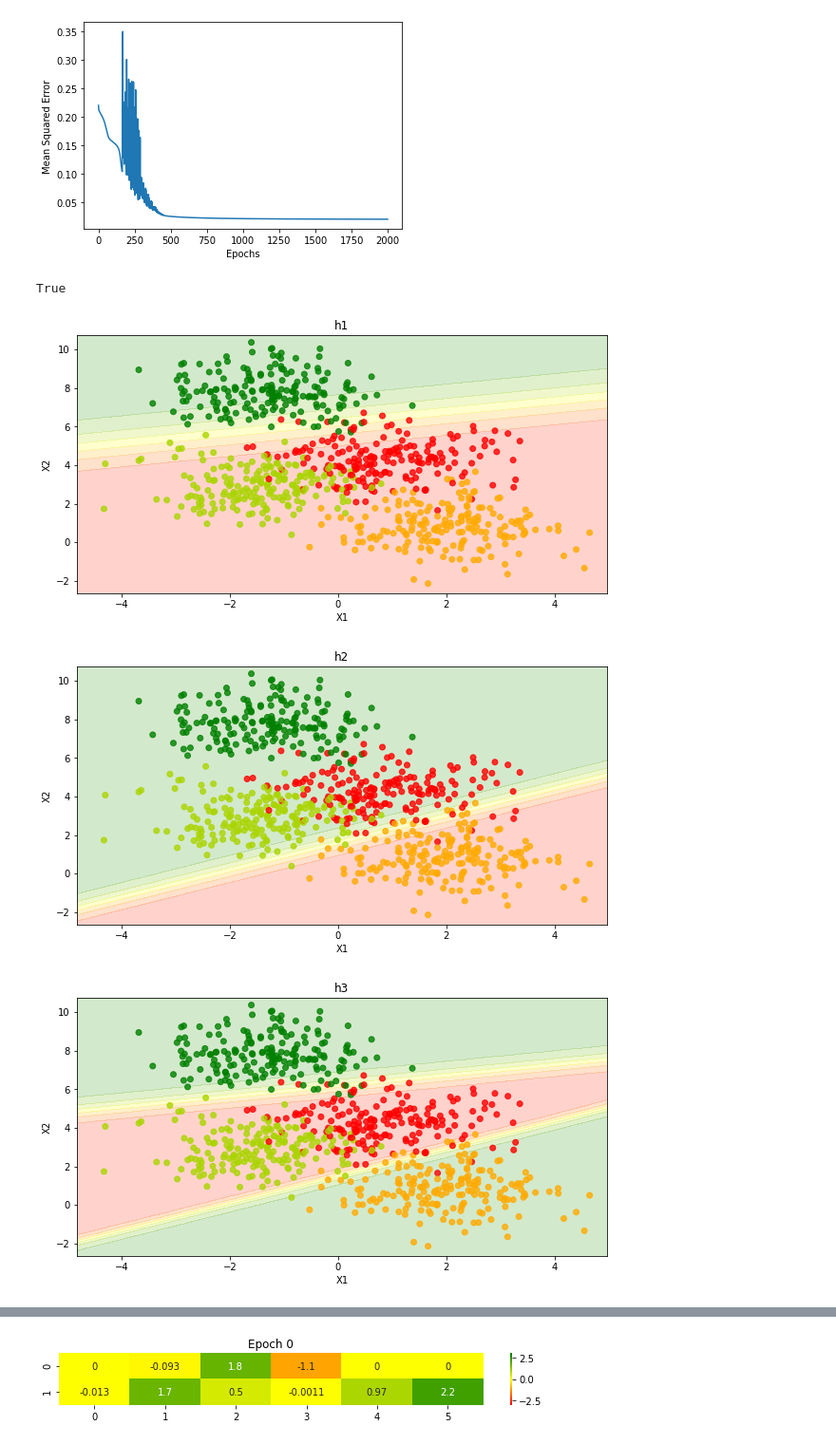
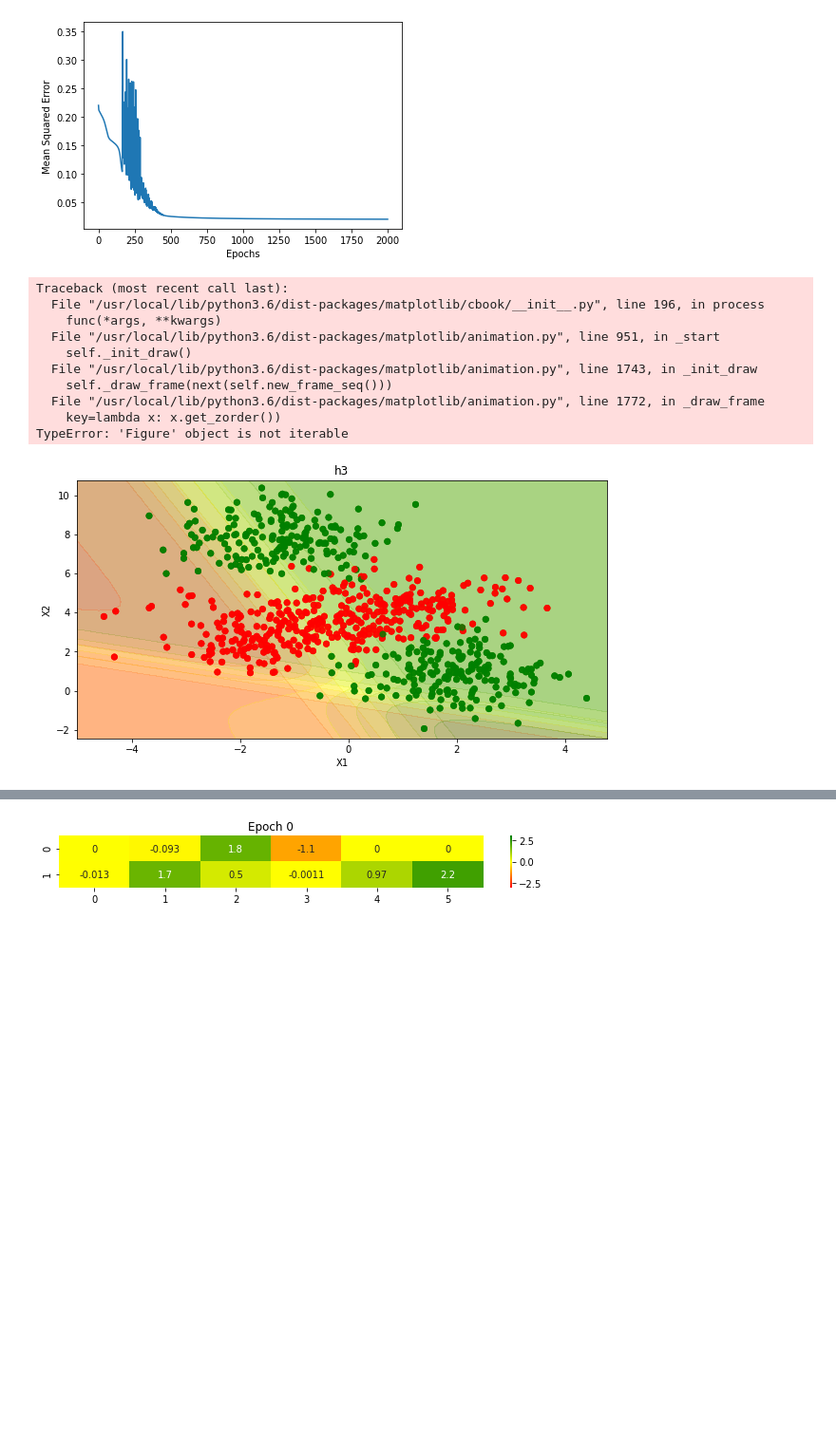
Before and after one commit to binodmathews93/GUVI-DeepLearning, a Jupyter notebook: ScalarBackpropagation.ipynb, the cells around one changed output, grey strips where cells are left out. Shown at 95% size. Drawn from its saved outputs; the diff is of its cells as text; code cells hidden in the pictures; blank space fills up the shorter version.

Commit message:
Trying to animate the weight contours

```diff
--- a/ScalarBackpropagation.ipynb
+++ b/ScalarBackpropagation.ipynb
@@ -260,29 +260,29 @@ class FirstFFNetwork:
 
   def predict_h1(self, X , wt_matrix):
     Y_pred = []
-    update_weights(wt_matrix)
+    self.update_weights(wt_matrix)
     for x in X:
       y_pred = self.forward_pass(x)
       Y_pred.append(self.h1)
-    update_weights(weight_matrices[-1])
+    self.update_weights(weight_matrices[-1])
     return np.array(Y_pred)
 
   def predict_h2(self, X , wt_matrix):
     Y_pred = []
-    update_weights(wt_matrix)
+    self.update_weights(wt_matrix)
     for x in X:
       y_pred = self.forward_pass(x)
       Y_pred.append(self.h2)
-    update_weights(weight_matrices[-1])
+    self.update_weights(weight_matrices[-1])
     return np.array(Y_pred)
 
   def predict_h3(self, X , wt_matrix):
     Y_pred = []
-    update_weights(wt_matrix)
+    self.update_weights(wt_matrix)
     for x in X:
       y_pred = self.forward_pass(x)
       Y_pred.append(self.h3)
-    update_weights(weight_matrices[-1])
+    self.update_weights(weight_matrices[-1])
     return np.array(Y_pred)
 # %%
 weight_matrices = []
@@ -299,20 +299,20 @@ def make_meshgrid(x, y, h=.2):
                          np.arange(y_min, y_max, h))
     return xx, yy
 
-def plot_contours(ax, predict, xx, yy, **params):
-    Z = predict(np.c_[xx.ravel(), yy.ravel()])
+def plot_contours(ax, predict, xx, yy,i=-1, **params):
+    Z = predict(np.c_[xx.ravel(), yy.ravel()],weight_matrices[i])
     Z = Z.reshape(xx.shape)
     out = ax.contourf(xx, yy, Z, **params)
     return out
 
-def plot_boundary(predict_functions = [ffn.predict_h1, ffn.predict_h2, ffn.predict_h3]):
+def plot_boundary(fig, ax,j=-1 ,predict_functions = [ffn.predict_h1, ffn.predict_h2, ffn.predict_h3]):
     xx, yy = make_meshgrid(X_train[:,0], X_train[:,1])
 
     for i in range(len(predict_functions)):
 
-      fig, ax = plt.subplots(figsize=(10,5))
+      #fig, ax = plt.subplots(figsize=(10,5))
 
-      plot_contours(ax, predict_functions[i], xx, yy,
+      plot_contours(ax, predict_functions[i], xx, yy, j,
                     cmap=my_cmap, alpha=0.2)
       ax.scatter(X_train[:,0], X_train[:,1], c=Y_train, cmap=my_cmap, alpha=0.8)
       ax.set_xlim(xx.min(), xx.max())
@@ -323,9 +323,26 @@ def plot_boundary(predict_functions = [ffn.predict_h1, ffn.predict_h2, ffn.predi
 
     return True
 
-plot_boundary()
+#plot_boundary()
-# %% [output]
-True
-[figure, removed]
-[figure, removed]
-[figure, removed]
+# %%
+fig, ax = plt.subplots(figsize=(10,5))
+#line, = ax.contourf([], [], [])
+# animation function. This is called sequentially
+def animate(i):
+    plot_boundary(fig , ax, i , predict_functions = [ffn.predict_h1, ffn.predict_h2, ffn.predict_h3])
+    return fig
+
+# call the animator. blit=True means only re-draw the parts that have changed.
+anim = animation.FuncAnimation(fig, animate, frames=100, interval=200, blit=True)
+# %% [output]
+Traceback (most recent call last):
+  File "/usr/local/lib/python3.6/dist-packages/matplotlib/cbook/__init__.py", line 196, in process
+    func(*args, **kwargs)
+  File "/usr/local/lib/python3.6/dist-packages/matplotlib/animation.py", line 951, in _start
+    self._init_draw()
+  File "/usr/local/lib/python3.6/dist-packages/matplotlib/animation.py", line 1743, in _init_draw
+    self._draw_frame(next(self.new_frame_seq()))
+  File "/usr/local/lib/python3.6/dist-packages/matplotlib/animation.py", line 1772, in _draw_frame
+    key=lambda x: x.get_zorder())
+TypeError: 'Figure' object is not iterable
+[figure, added]
```
Also changed, not shown: parts of 1 cell of this notebook.
